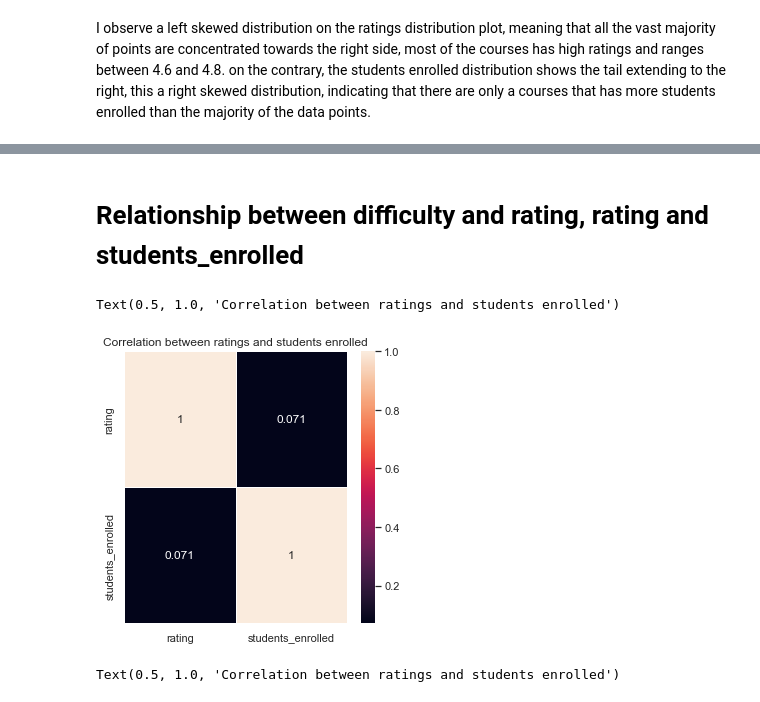
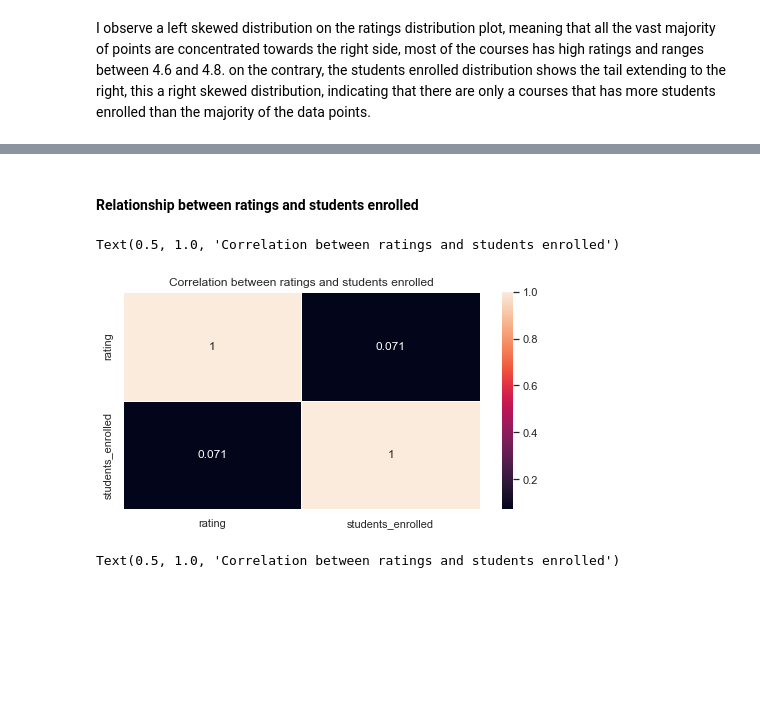
Before and after one commit to patosorio/Coursera-course-analysis, a Jupyter notebook: Coursera Course Analysis.ipynb, the cells around one changed output, grey strips where cells are left out. Saved outputs shown, nothing was run; the diff lists cells and outputs as text; code cells hidden in the pictures; blank space fills up the shorter version.

```diff
--- a/Coursera Course Analysis.ipynb
+++ b/Coursera Course Analysis.ipynb
@@ -267,18 +236,0 @@ Name: students_enrolled, dtype: float64
-# %%
-# mask of values less than 250.000
-
-ydata = [df['rating'], df['students_enrolled']]
-ylabels = ['Certificate Type', 'Difficulty']
-xlabels = ['Ratings'] * 2
-
-fig, ax = plt.subplots(1, 2, figsize=(10,4))
-sns.set(font_scale=1.5)
-sns.set(rc={'axes.facecolor':'whitesmoke'})
-
-for i, data in enumerate(ydata):
-    sns.boxplot(x=df['certificate_type'], y=ydata[i], color='lightblue', ax=ax.flat[i])
-    ax.flat[i].set_xlabel(xlabels[i])
-    ax.flat[i].set_ylabel(ylabels[i])
-
-fig.tight_layout()
-plt.show()
@@ -327,12 +280,0 @@ plt.show()
-# %%
-fig = plt.figure(figsize=(8,4))
-sns.set(font_scale=1.5)
-sns.set(rc={'axes.facecolor':'whitesmoke'})
-
-sns.boxplot(x=df["students_enrolled"], y=df["difficulty"], color='lightblue')
-plt.title("Distribution of courses difficulty based on students enrolled")
-plt.xlabel("Ratings")
-plt.xlim(0.0, 300000)
-
-fig.tight_layout()
-plt.show()
@@ -341,12 +280,0 @@ plt.show()
-# %%
-fig = plt.figure(figsize=(8,4))
-sns.set(font_scale=1.5)
-sns.set(rc={'axes.facecolor':'whitesmoke'})
-
-sns.boxplot(x=df["students_enrolled"], y=df["certificate_type"], color='lightblue')
-plt.title("Distribution of courses difficulty based on students enrolled")
-plt.xlabel("Ratings")
-plt.xlim(0.0, 600000)
-
-fig.tight_layout()
-plt.show()
@@ -355,14 +281,14 @@ plt.show()
 # %% [markdown]
-# Relationship between difficulty and rating, rating and students_enrolled
+#### Relationship between ratings and students enrolled
 # %%
 correlation = df.corr()
 correlation
-plt.figure(figsize=(5,5))
+plt.figure(figsize=(8,4))
 sns.heatmap(correlation, annot=True, linewidths=.5).set_title('Features correlation')
 plt.title('Correlation between ratings and students enrolled')
 # %% [output]
 Text(0.5, 1.0, 'Correlation between ratings and students enrolled')
-[figure, old version]
+[figure, new version]
 # %%
 # Let's go further visualizing correlation with a scatter plot
 
```
Also changed, not shown: parts of 47 cells of this notebook.
